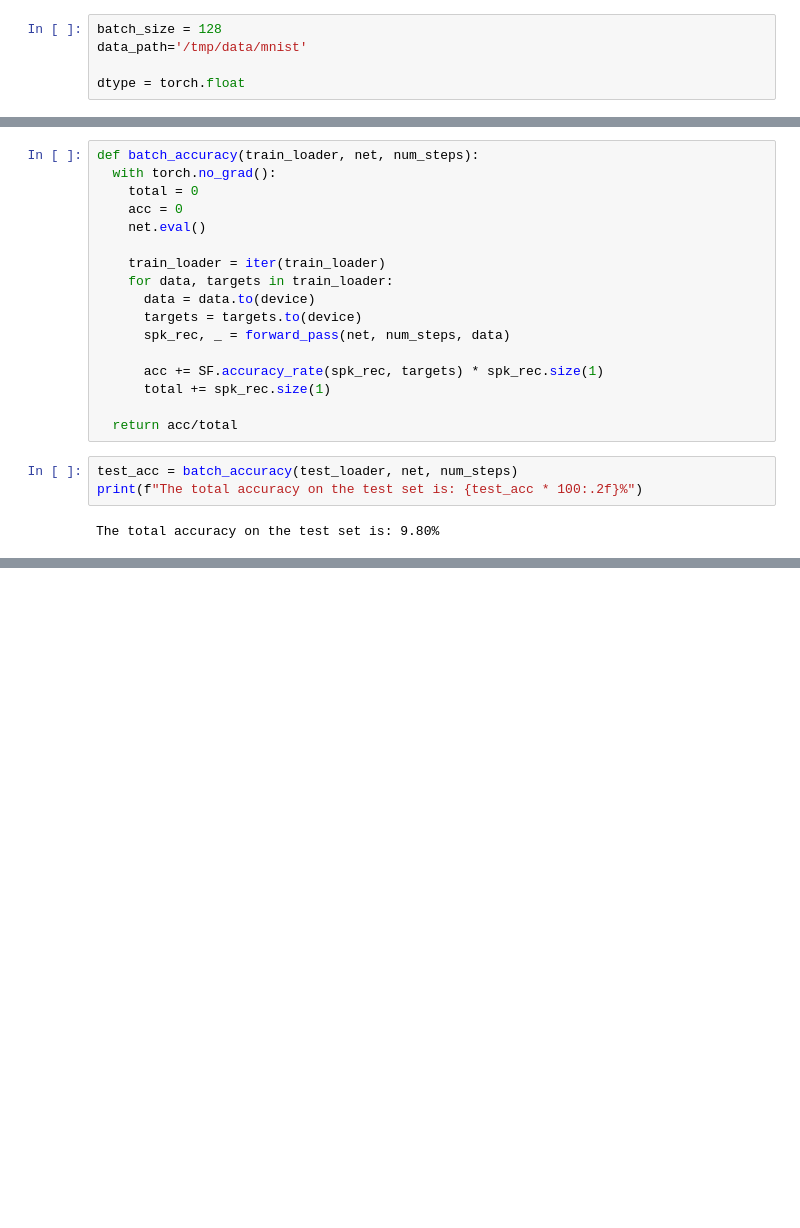
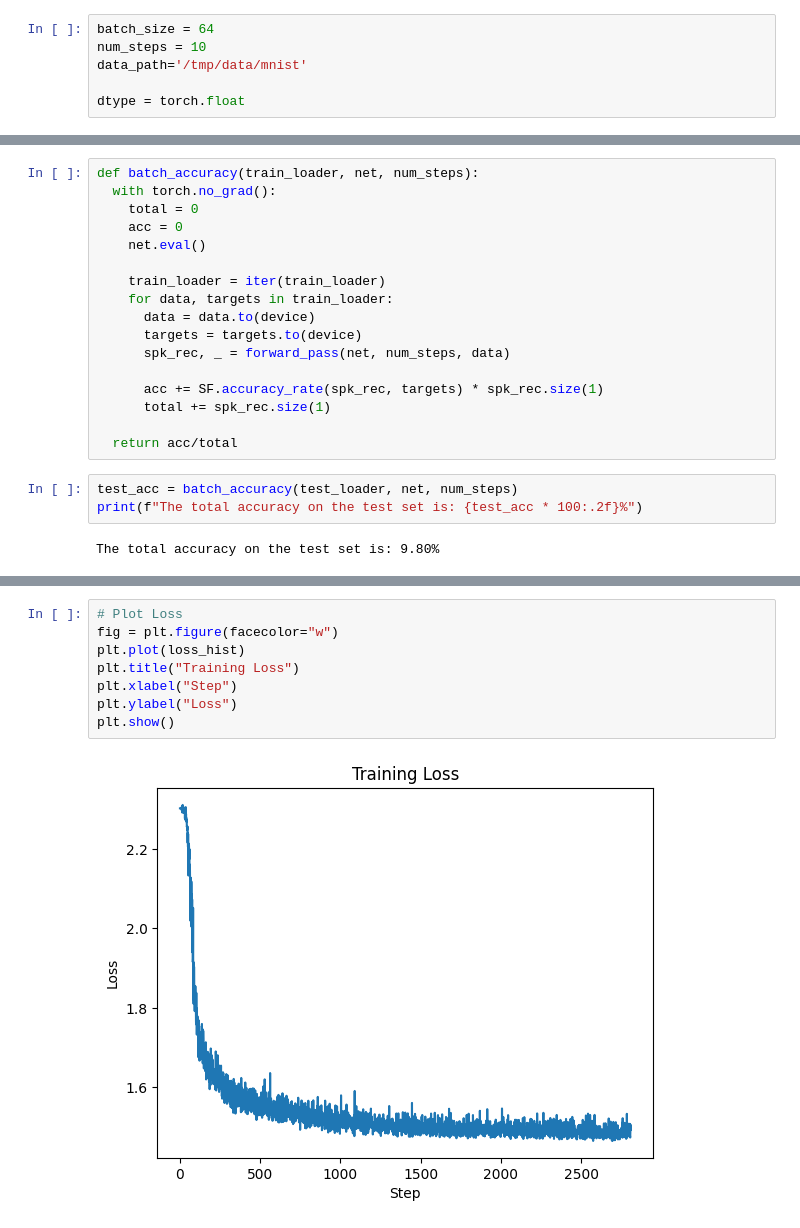
Before and after one commit to DragosGhinea/SpikingNeuralNetwork-BeginnerExperiments, a Jupyter notebook: minst-snn.ipynb, the cells around one changed output, grey strips where cells are left out. Saved outputs shown, nothing was run; the diff lists cells and outputs as text; blank space fills up the shorter version.

```diff
--- a/minst-snn.ipynb
+++ b/minst-snn.ipynb
@@ -25,5 +72,6 @@ beta = torch.exp(-delta_t/tau)
 # %%
-batch_size = 128
+batch_size = 64
+num_steps = 10
 data_path='/tmp/data/mnist'
 
 dtype = torch.float
@@ -168 +240,11 @@ Iteration 450, Test Acc: 97.61%
+# %%
+# Plot Loss
+fig = plt.figure(facecolor="w")
+plt.plot(loss_hist)
+plt.title("Training Loss")
+plt.xlabel("Step")
+plt.ylabel("Loss")
+plt.show()
+# %% [output]
+[figure, added]
 # %%
```
Also changed, not shown: parts of 10 cells of this notebook.
